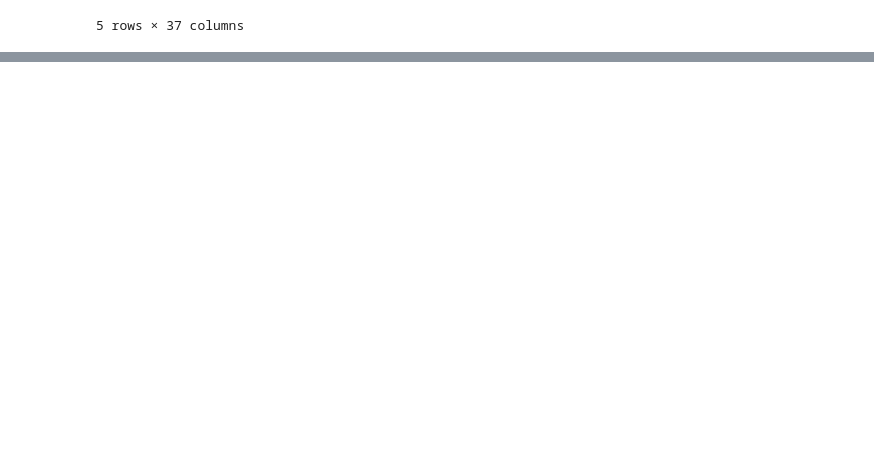
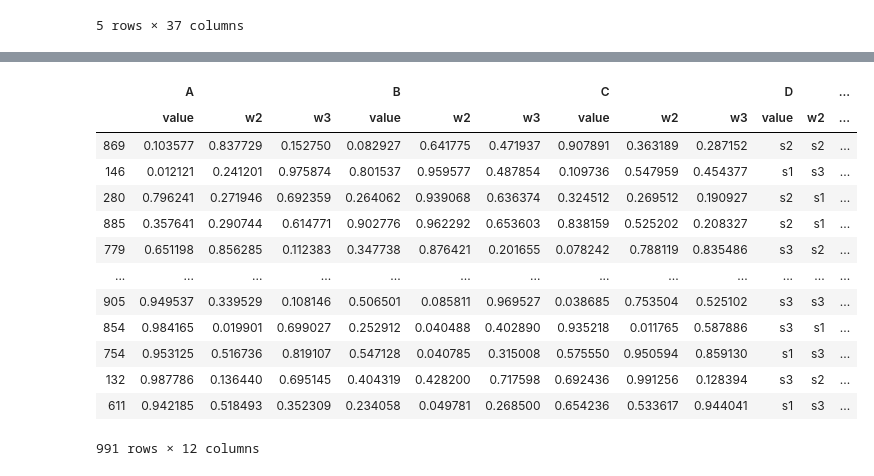
Before and after one commit to sMedX/slb, a Jupyter notebook: filter/Filter_test.ipynb, the cells around one changed output, grey strips where cells are left out. Cells and saved outputs as stored; diff of their text form; code cells hidden in the pictures; blank space fills up the shorter version.

```diff
--- a/filter/Filter_test.ipynb
+++ b/filter/Filter_test.ipynb
@@ -448,4 +479,5 @@ df_filter_result
 # %%
 # Вывод ключей в порядке убывания совпадений
-
-df_filter_result.sum(axis = 1).sort_values(ascending = False)
+criteries = set(list(user_record.keys()) + list(rules.keys()))
+s_filter_result_sum = df_filter_result[criteries].sum(axis = 1)
+s_filter_result_sum.sort_values(ascending = False)
@@ -452,3 +512,21 @@ df_filter_result.sum(axis = 1).sort_values(ascending = False)
+# %%
+# остальные варианты в порядке убывания совпадающих элементов
+df_new.loc[s_filter_result_sum[s_filter_result_sum < len(criteries)].sort_values(ascending = False).index]
+# %% [output]
+|  | A |  |  | B |  |  | C |  |  | D |  | ... |
+|  | value | w2 | w3 | value | w2 | w3 | value | w2 | w3 | value | w2 | ... |
+| 869 | 0.103577 | 0.837729 | 0.152750 | 0.082927 | 0.641775 | 0.471937 | 0.907891 | 0.363189 | 0.287152 | s2 | s2 | ... |
+| 146 | 0.012121 | 0.241201 | 0.975874 | 0.801537 | 0.959577 | 0.487854 | 0.109736 | 0.547959 | 0.454377 | s1 | s3 | ... |
+| 280 | 0.796241 | 0.271946 | 0.692359 | 0.264062 | 0.939068 | 0.636374 | 0.324512 | 0.269512 | 0.190927 | s2 | s1 | ... |
+| 885 | 0.357641 | 0.290744 | 0.614771 | 0.902776 | 0.962292 | 0.653603 | 0.838159 | 0.525202 | 0.208327 | s2 | s1 | ... |
+| 779 | 0.651198 | 0.856285 | 0.112383 | 0.347738 | 0.876421 | 0.201655 | 0.078242 | 0.788119 | 0.835486 | s3 | s2 | ... |
+| ... | ... | ... | ... | ... | ... | ... | ... | ... | ... | ... | ... | ... |
+| 905 | 0.949537 | 0.339529 | 0.108146 | 0.506501 | 0.085811 | 0.969527 | 0.038685 | 0.753504 | 0.525102 | s3 | s3 | ... |
+| 854 | 0.984165 | 0.019901 | 0.699027 | 0.252912 | 0.040488 | 0.402890 | 0.935218 | 0.011765 | 0.587886 | s3 | s1 | ... |
+| 754 | 0.953125 | 0.516736 | 0.819107 | 0.547128 | 0.040785 | 0.315008 | 0.575550 | 0.950594 | 0.859130 | s1 | s3 | ... |
+| 132 | 0.987786 | 0.136440 | 0.695145 | 0.404319 | 0.428200 | 0.717598 | 0.692436 | 0.991256 | 0.128394 | s3 | s2 | ... |
+| 611 | 0.942185 | 0.518493 | 0.352309 | 0.234058 | 0.049781 | 0.268500 | 0.654236 | 0.533617 | 0.944041 | s1 | s3 | ... |
+991 rows × 12 columns
 # %%
 # Применяем фильтра к данным
 # %%
```
Also changed, not shown: parts of 10 cells of this notebook.
